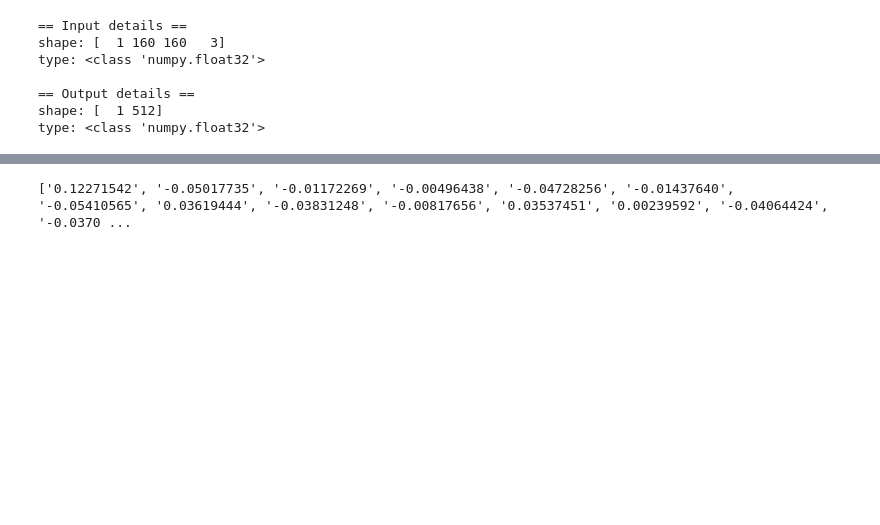
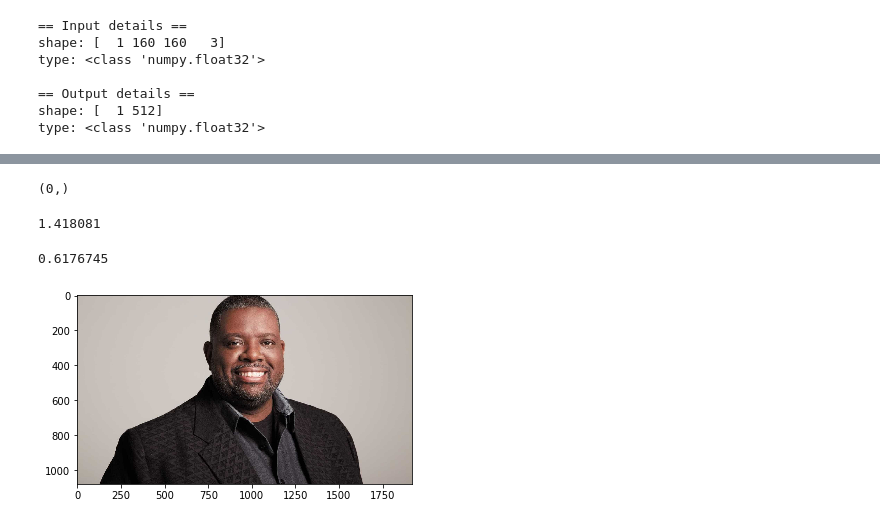
Before and after one commit to alexciuffa/SmartFinder, a Jupyter notebook: Model/LocalPreprocessingFaces/notebooks/[final] convert_faces_to_embeddings.ipynb, the cells around one changed output, grey strips where cells are left out. Saved outputs shown, nothing was run; the diff lists cells and outputs as text; code cells hidden in the pictures; blank space fills up the shorter version.

```diff
--- a/Model/LocalPreprocessingFaces/notebooks/[final] convert_faces_to_embeddings.ipynb
+++ b/Model/LocalPreprocessingFaces/notebooks/[final] convert_faces_to_embeddings.ipynb
@@ -79,8 +66,37 @@ def get_image_embedding(image_path):
 
     return tf_lite_model.get_tensor(output_details[0]['index'])
 # %%
-embedding = get_image_embedding(dataset_image_path+'Park_Jie-won/Park_Jie-won_0001.jpg')
+embedding = get_image_embedding(dataset_image_path+'Park_Jie-won/Park_Jie-won_0001.jpg', tf_lite_model)
 
-print([ "{:0.8f}".format(x) for x in embedding[0] ])
+#print([ "{:0.8f}".format(x) for x in embedding[0] ])
-# %% [output]
-['0.12271542', '-0.05017735', '-0.01172269', '-0.00496438', '-0.04728256', '-0.01437640', '-0.05410565', '0.03619444', '-0.03831248', '-0.00817656', '0.03537451', '0.00239592', '-0.04064424', '-0.0370 ...
+# %%
+embedding.shape
+# %% [output]
+(0,)
+# %%
+person_1 = my_image_path+'WindersonNunes2.jpg'
+person_2 = my_image_path+'Pericles2.jpg'
+# %%
+embedding_1 = get_image_embedding(person_1, tf_lite_model)
+embedding_2 = get_image_embedding(person_2, tf_lite_model)
+
+if embedding_1.shape == (1, 512) and embedding_2.shape == (1, 512):
+    dist = np.linalg.norm(embedding_1 - embedding_2)
+    print(dist)
+else:
+    print("embedding_1: ", embedding_1.shape)
+    print("embedding_2: ", embedding_2.shape)
+# %% [output]
+1.418081
+# %%
+dist
+# %% [output]
+0.6176745
+# %%
+image = Img.open(person_1).convert('RGB')
+pixels = np.asarray(image)
+
+plt.imshow(pixels, interpolation='nearest')
+plt.show()
+# %% [output]
+[figure, added]
```
Also changed, not shown: parts of 4 cells of this notebook, 4 other files.
